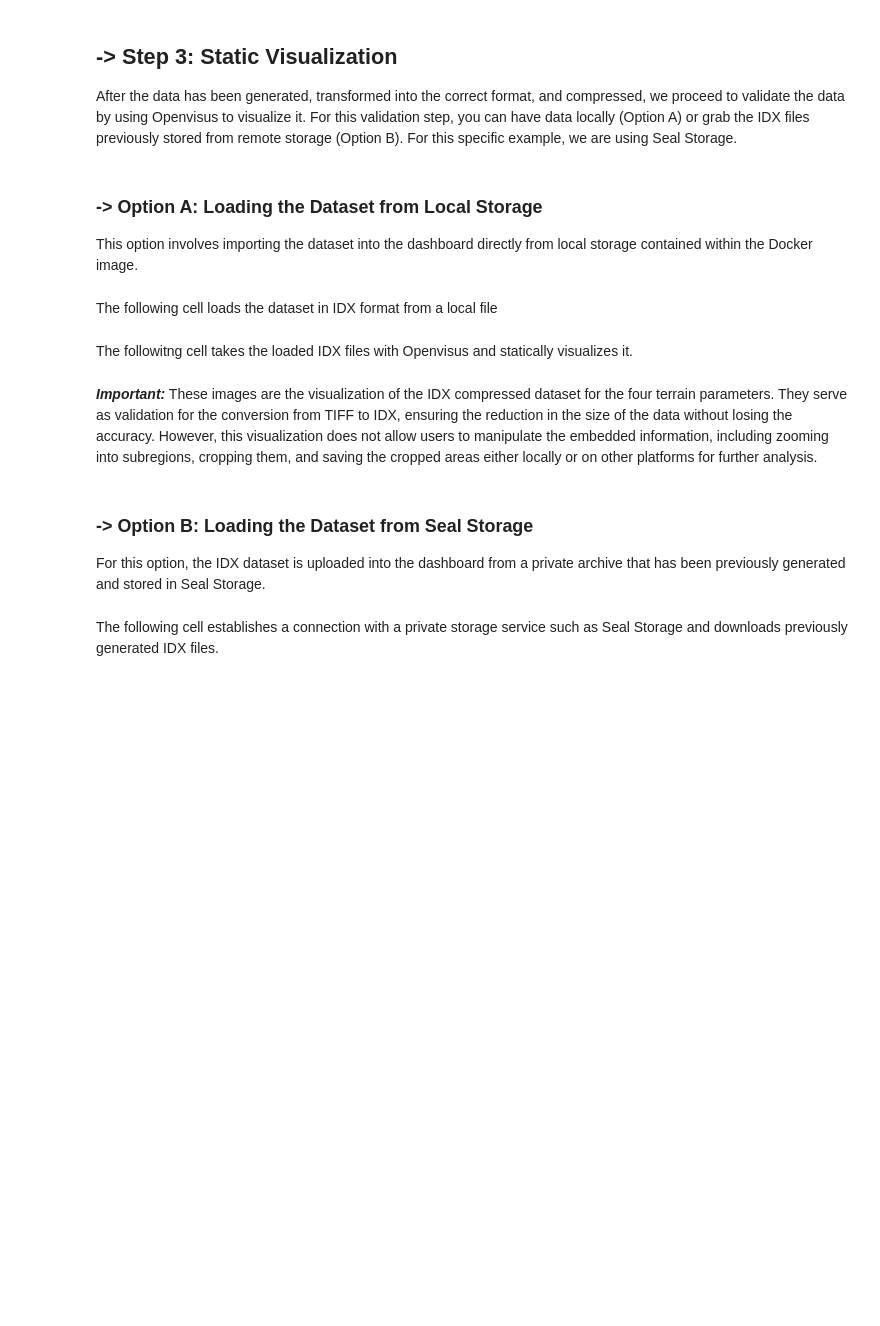
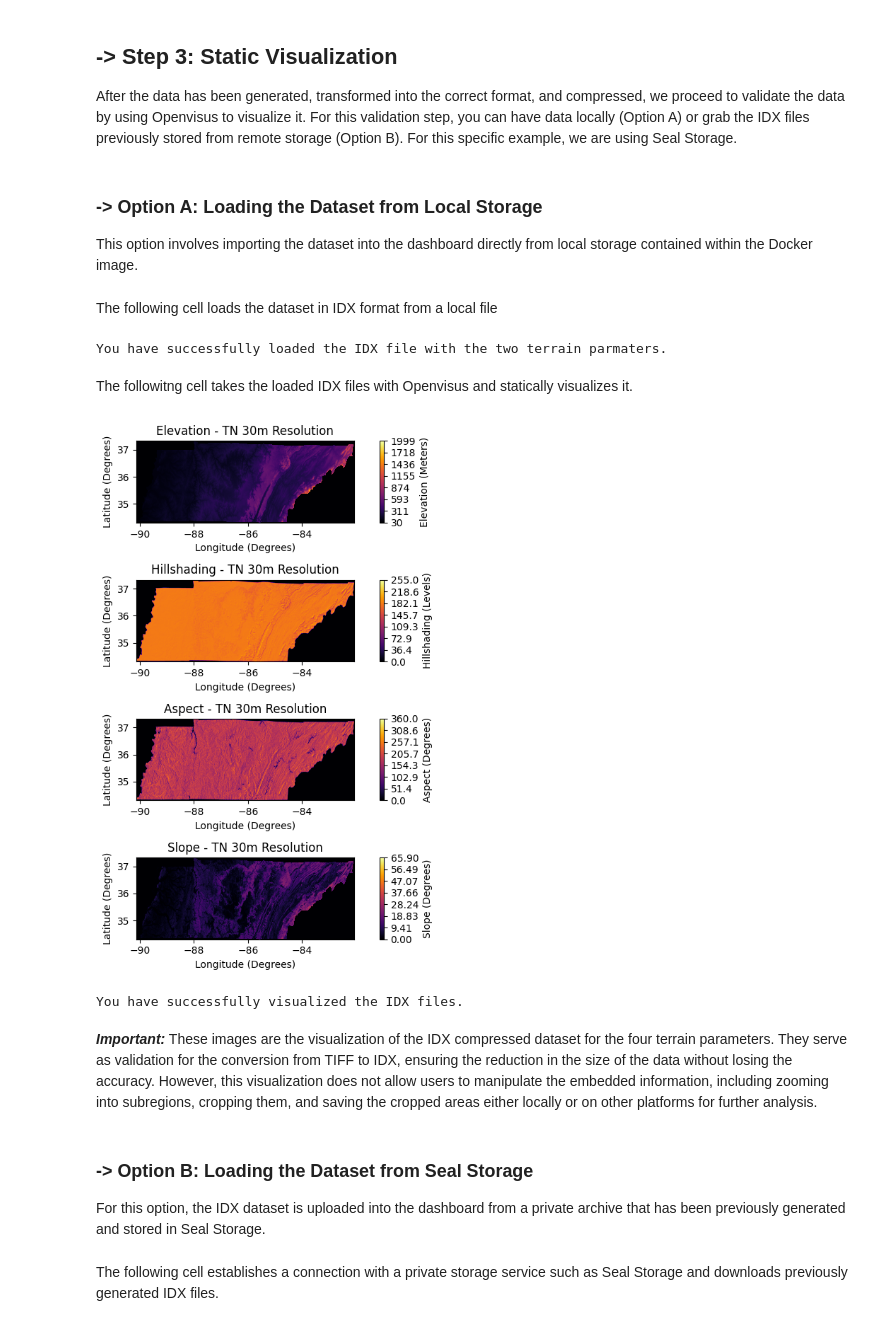
Before and after one commit to nsdf-fabric/Tutorial_2024_IEEE_VIS, a Jupyter notebook: hands-on/session II/Tutorial.ipynb, the cells around one changed output. Cells and saved outputs as stored; diff of their text form; code cells hidden in the pictures; blank space fills up the shorter version.

```diff
--- a/hands-on/session II/Tutorial.ipynb
+++ b/hands-on/session II/Tutorial.ipynb
@@ -369,16 +432,20 @@ The following cell loads the dataset in IDX format from a local file
 # %%
 filename = "idx_data/Tennessee_terrain_parameters.idx"
 db = ov.LoadDataset(filename)
-print("You have successfully loaded the IDX file with the two terrain parmaters.")
+print("You have successfully loaded the IDX file with the four terrain parmaters.")
+# %% [output]
+You have successfully loaded the IDX file with the two terrain parmaters.
 # %% [markdown]
 The followitng cell takes the loaded IDX files with Openvisus and statically visualizes it.
 # %%
 read_elevation = db.read(field="elevation")
 read_hillshading = db.read(field="hillshading")
+read_aspect = db.read(field="aspect")
+read_slope = db.read(field="slope")
 
 cmap_instance = plt.get_cmap("inferno")
 
-fig, axs = plt.subplots(2, 1, figsize=(10, 5))
+fig, axs = plt.subplots(4, 1, figsize=(10, 8))
 axs[0].set_xlim(lat_min, lat_max)
 axs[0].set_ylim(lon_min, lon_max)
 axs[0].set_title("Elevation - TN 30m Resolution")
@@ -405,33 +472,79 @@ cbar.set_label("Elevation (Meters)")
 axs[1].set_xlim(lat_min, lat_max)
 axs[1].set_ylim(lon_min, lon_max)
 axs[1].set_title("Hillshading - TN 30m Resolution")
 axs[1].set_xlabel("Longitude (Degrees)")
 axs[1].set_ylabel("Latitude (Degrees)")
 hillshading_fig = axs[1].imshow(
     read_hillshading,
     cmap=cmap_instance,
     origin="lower",
     vmin=0,
     vmax=255,
     extent=(lat_min, lat_max, lon_min, lon_max),
 )
 
 cbar = fig.colorbar(
     hillshading_fig,
     fraction=0.046 * read_hillshading.shape[0] / read_hillshading.shape[1],
     pad=0.04,
 )
 cbar_ticks = np.linspace(0, 255, 8)
 cbar.set_ticks(cbar_ticks)
 cbar.set_label("Hillshading (Levels)")
 
+axs[2].set_xlim(lat_min, lat_max)
+axs[3].set_ylim(lon_min, lon_max)
+axs[2].set_title("Aspect - TN 30m Resolution")
+axs[2].set_xlabel("Longitude (Degrees)")
+axs[2].set_ylabel("Latitude (Degrees)")
+aspect_fig = axs[2].imshow(
+    read_aspect,
+    cmap=cmap_instance,
+    vmin=0,
+    origin="lower",
+    vmax=360,
+    extent=(lat_min, lat_max, lon_min, lon_max),
+)
+
+
+cbar = fig.colorbar(
+    aspect_fig, fraction=0.046 * read_aspect.shape[0] / read_aspect.shape[1], pad=0.04
+)
+cbar_ticks = np.linspace(0, 360, 8)
+cbar.set_ticks(cbar_ticks)
+cbar.set_label("Aspect (Degrees)")
+
+axs[3].set_xlim(lat_min, lat_max)
+axs[3].set_ylim(lon_min, lon_max)
+axs[3].set_title("Slope - TN 30m Resolution")
+axs[3].set_xlabel("Longitude (Degrees)")
+axs[3].set_ylabel("Latitude (Degrees)")
+slope_fig = axs[3].imshow(
+    read_slope,
+    cmap=cmap_instance,
+    vmin=0,
+    origin="lower",
+    vmax=65.9,
+    extent=(lat_min, lat_max, lon_min, lon_max),
+)
+
+
+cbar = fig.colorbar(
+    slope_fig, fraction=0.046 * read_slope.shape[0] / read_slope.shape[1], pad=0.04
+)
+cbar_ticks = np.linspace(0, 65.9, 8)
+cbar.set_ticks(cbar_ticks)
+cbar.set_label("Slope (Degrees)")
 
 plt.subplots_adjust(wspace=0.4, hspace=0.6)
 plt.tight_layout()
 
 
 plt.show()
 print("You have successfully visualized the IDX files.")
+# %% [output]
+[figure, added]
+You have successfully visualized the IDX files.
 # %% [markdown]
 **_Important:_** These images are the visualization of the IDX compressed dataset for the four terrain parameters. They serve as validation for the conversion from TIFF to IDX, ensuring the reduction in the size of the data without losing the accuracy. However, this visualization does not allow users to manipulate the embedded information, including zooming into subregions, cropping them, and saving the cropped areas either locally or on other platforms for further analysis.
 # %% [markdown]
```
Also changed, not shown: parts of 13 cells of this notebook.
